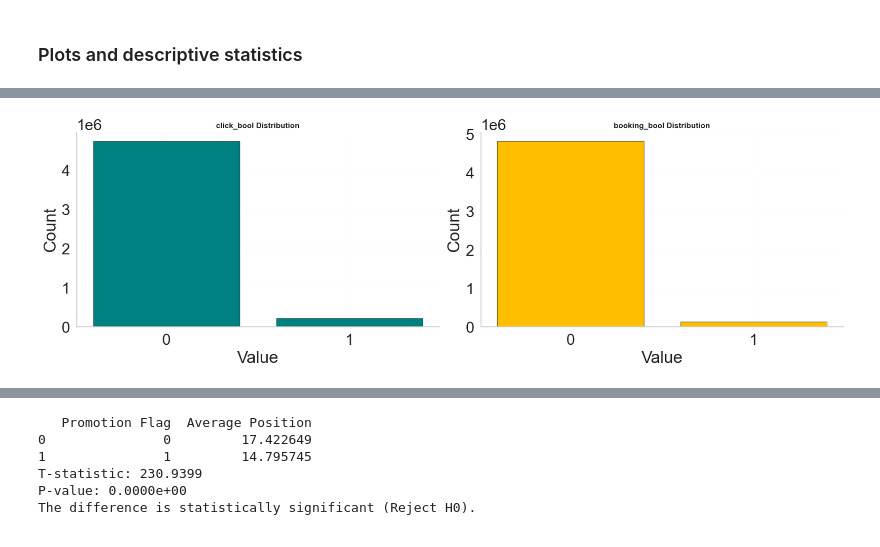
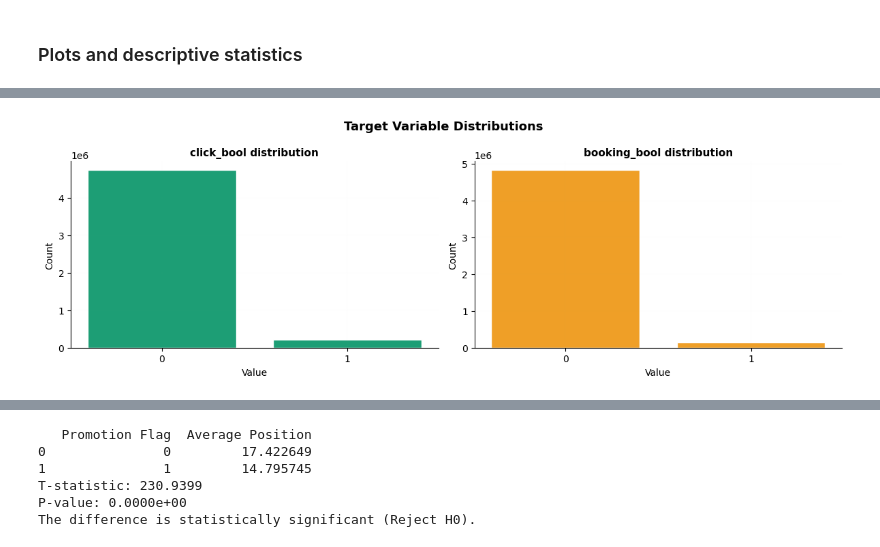
Before and after one commit to alicja-a-d/Data_Mining, a Jupyter notebook: A2/code/DMT_A2_EDA.ipynb, the cells around one changed output, grey strips where cells are left out. Cells and saved outputs as stored; diff of their text form; code cells hidden in the pictures.

```diff
--- a/A2/code/DMT_A2_EDA.ipynb
+++ b/A2/code/DMT_A2_EDA.ipynb
@@ -365,23 +349,14 @@ Name: position, dtype: float64
 # %% [markdown]
 ### Plots and descriptive statistics
 # %%
-# --- discrete variables: bar plots ---
 discrete_vars = [
-    'prop_starrating',
-    'prop_review_score',
-    'prop_brand_bool',
-    'promotion_flag',
-    'srch_length_of_stay',
-    'srch_adults_count',
-    'srch_children_count',
-    'srch_room_count',
-    'srch_saturday_night_bool'
+    'prop_starrating', 'prop_review_score', 'prop_brand_bool',
+    'promotion_flag', 'srch_length_of_stay', 'srch_adults_count',
+    'srch_children_count', 'srch_room_count', 'srch_saturday_night_bool'
 ]
 
 fig, axes = plt.subplots(3, 3, figsize=(18, 14))
-axes = axes.flatten()
-
-for ax, var in zip(axes, discrete_vars):
+for ax, var in zip(axes.flatten(), discrete_vars):
     counts = df[var].value_counts().sort_index()
     ax.bar(counts.index.astype(str), counts.values,
            color=BLUE, edgecolor='white')
@@ -390,8 +365,7 @@ for ax, var in zip(axes, discrete_vars):
     ax.set_ylabel('Count')
     ax.tick_params(axis='x', rotation=45)
 
-plt.suptitle('Distribution of discrete features',
-             fontsize=14, fontweight='bold')
+plt.suptitle('Distribution of Discrete Features', fontsize=14, fontweight='bold')
 plt.tight_layout()
 plt.savefig('../figures/discrete_distributions.png', dpi=150)
 plt.show()
@@ -438,31 +405,20 @@ plt.show()
 # %%
-# plotting key target variables
-important_vars = [ "click_bool", "booking_bool"]
-colors = ['#008080', '#FFBF00']
+# plotting target variables
+fig, axes = plt.subplots(1, 2, figsize=(12, 4))
+for ax, var, color in zip(axes, ['click_bool', 'booking_bool'], [TEAL, AMBER]):
+    counts = df[var].value_counts().sort_index()
+    ax.bar(counts.index.astype(str), counts.values,
+           color=color, edgecolor='white')
+    ax.set_title(f'{var} distribution')
+    ax.set_xlabel('Value')
+    ax.set_ylabel('Count')
 
-fig, axes = plt.subplots(1, 2, figsize=(16, 5), constrained_layout=True)
-
-for ax, var, color in zip(axes, important_vars, colors):
-    # drop NA for plotting
-    vals = df[var].dropna()
-
-    # use value_counts for discrete/categorical-like numeric data
-    counts = vals.value_counts().sort_index()
-
-    ax.bar(counts.index.astype(str), counts.values,
-           color=color, edgecolor="black", linewidth=0.4)
-
-    ax.set_title(f"{var} Distribution")
-    ax.set_xlabel("Value")
-    ax.set_ylabel("Count")
-
-    # handle overlapping x-labels for review scores
-    if var == "prop_review_score":
-        ax.tick_params(axis="x", rotation=45)
-
+plt.suptitle('Target Variable Distributions', fontsize=13, fontweight='bold')
+plt.tight_layout()
+plt.savefig('../figures/target_distributions.png', dpi=150)
 plt.show()
 # %% [output]
-[figure, old version]
+[figure, new version]
 # %%
 # variables where category plausibly affects booking rate
 hue_vars = {
```
Also changed, not shown: parts of 41 cells of this notebook, 13 other files.
